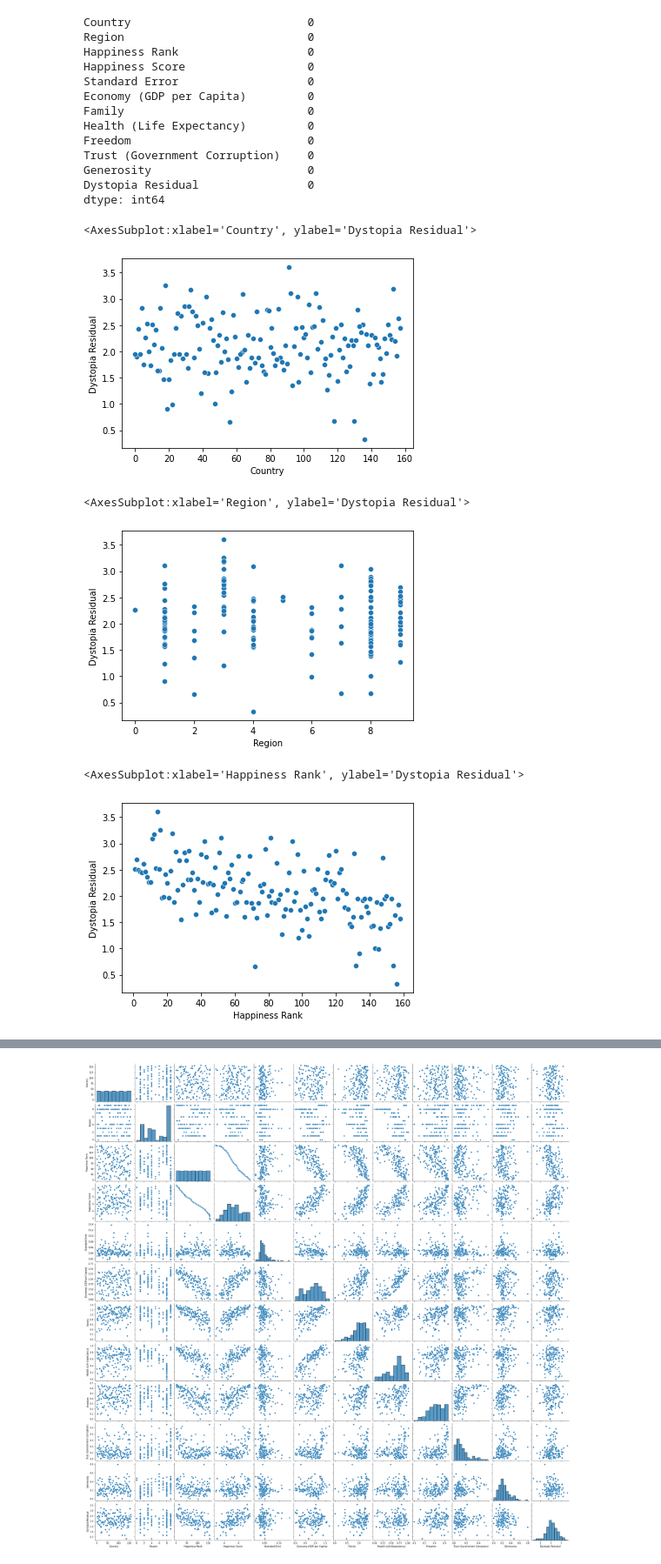
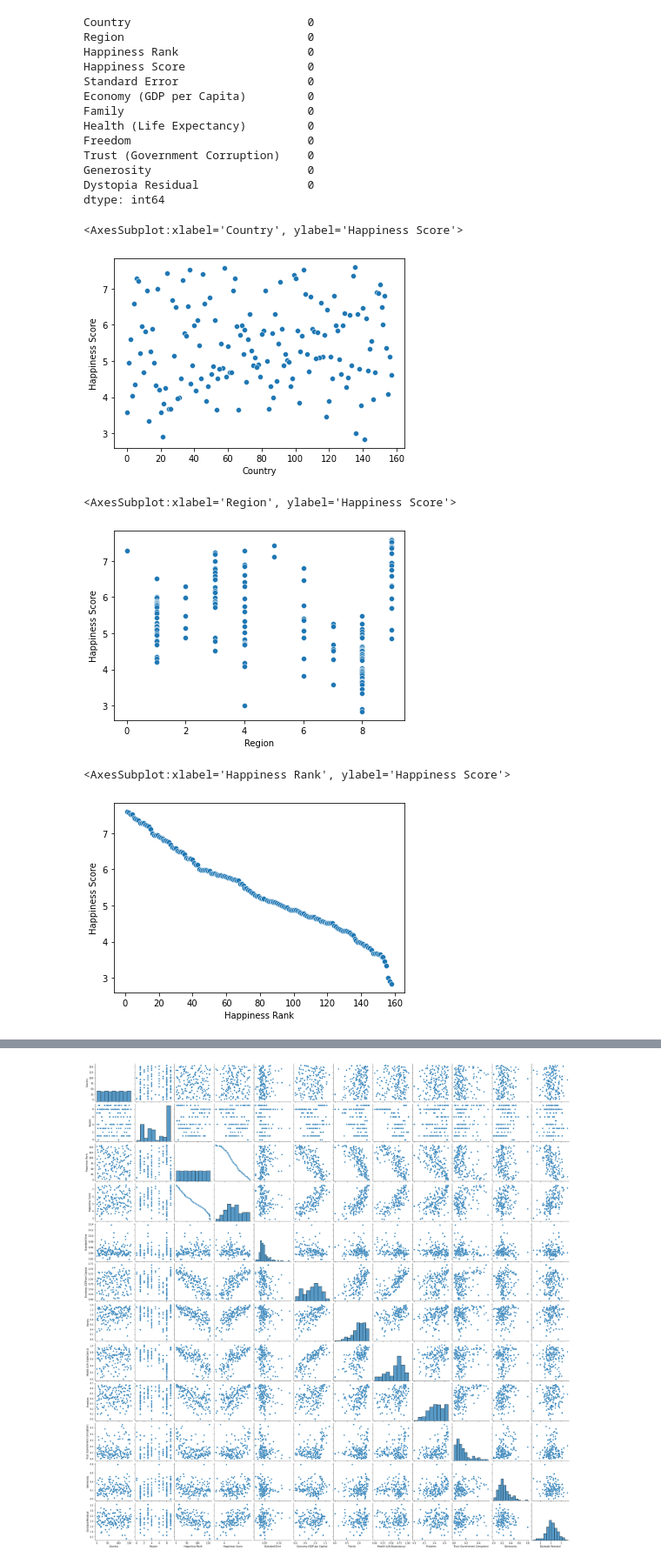
Before and after one commit to GaraHimabindu/datatrained, a Jupyter notebook: world happiness project.ipynb, the cells around one changed output, grey strips where cells are left out. Shown at 87% size. Cells and saved outputs as stored; diff of their text form; code cells hidden in the pictures.

```diff
--- a/world happiness project.ipynb
+++ b/world happiness project.ipynb
@@ -125,18 +125,18 @@ Dystopia Residual                0
 dtype: int64
 # %%
 import seaborn as sns
-sns.scatterplot(x="Country", y="Dystopia Residual",data=df)
+sns.scatterplot(x="Country", y="Happiness Score",data=df)
 # %% [output]
-<AxesSubplot:xlabel='Country', ylabel='Dystopia Residual'>
+<AxesSubplot:xlabel='Country', ylabel='Happiness Score'>
-[figure, old version]
+[figure, new version]
 # %%
-sns.scatterplot(x="Region", y="Dystopia Residual",data=df)
+sns.scatterplot(x="Region", y="Happiness Score",data=df)
 # %% [output]
-<AxesSubplot:xlabel='Region', ylabel='Dystopia Residual'>
+<AxesSubplot:xlabel='Region', ylabel='Happiness Score'>
-[figure, old version]
+[figure, new version]
 # %%
-sns.scatterplot(x="Happiness Rank", y="Dystopia Residual",data=df)
+sns.scatterplot(x="Happiness Rank", y="Happiness Score",data=df)
 # %% [output]
-<AxesSubplot:xlabel='Happiness Rank', ylabel='Dystopia Residual'>
+<AxesSubplot:xlabel='Happiness Rank', ylabel='Happiness Score'>
-[figure, old version]
+[figure, new version]
 # %%
```
Also changed, not shown: parts of 12 cells of this notebook.
